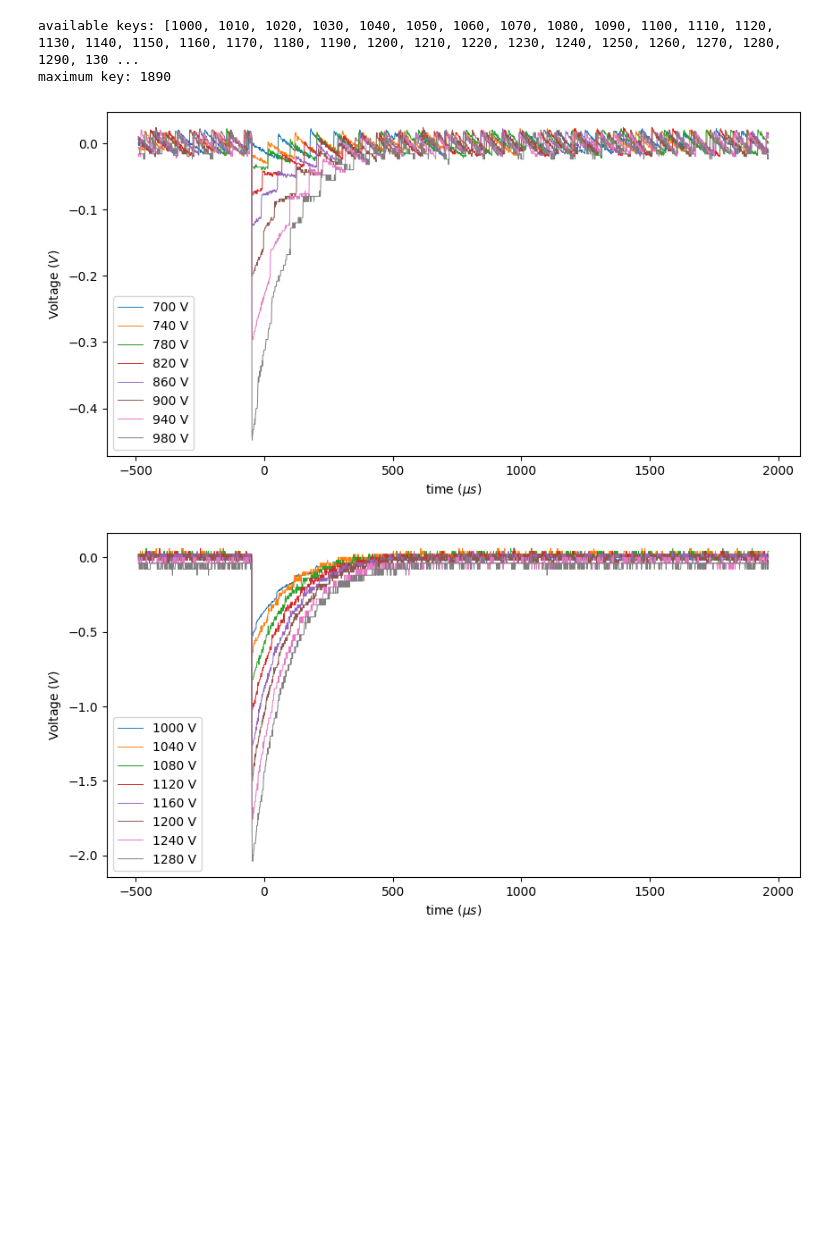
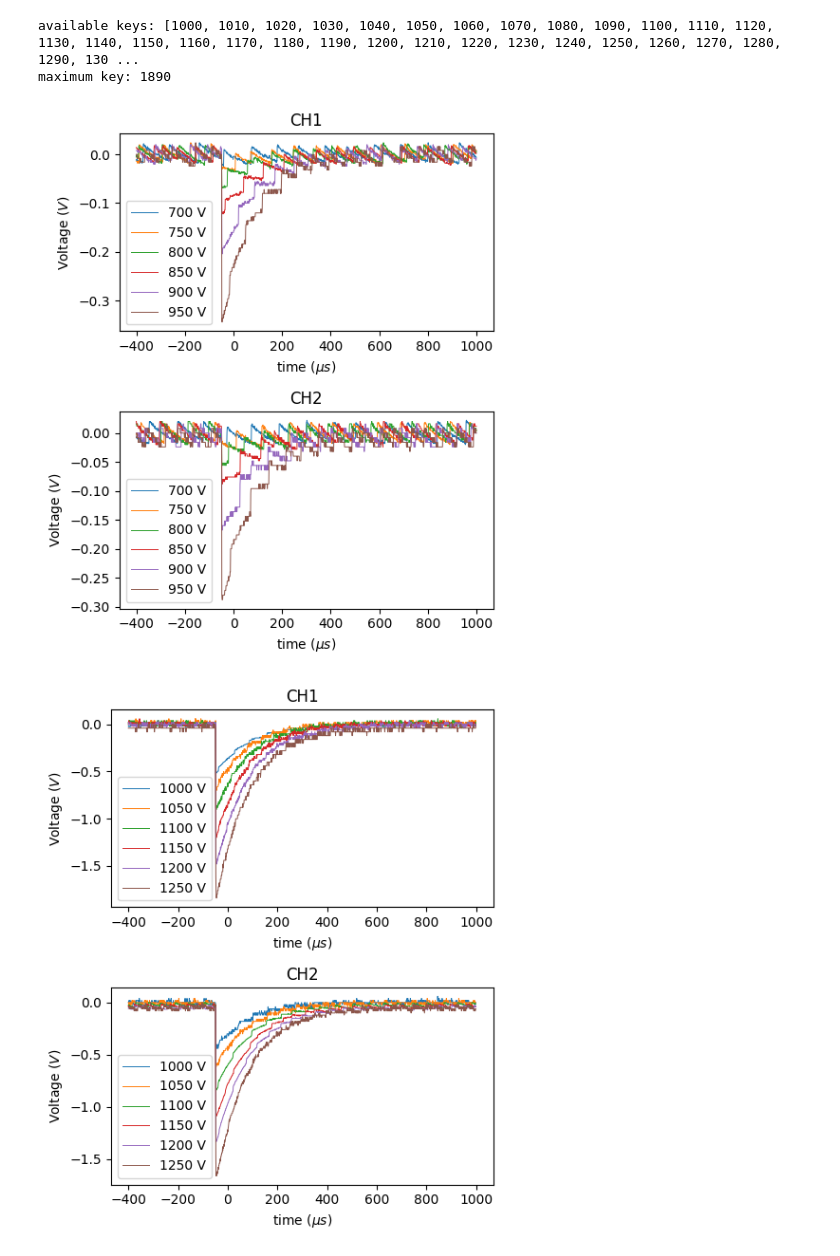
Before and after one commit to ficnawode/msc-python-analysis, a Jupyter notebook: analysis/waveform_plots.ipynb, the cells around one changed output. Cells and saved outputs as stored; diff of their text form; code cells hidden in the pictures; blank space fills up the shorter version.

```diff
--- a/analysis/waveform_plots.ipynb
+++ b/analysis/waveform_plots.ipynb
@@ -6,6 +6,7 @@ import h5py
 
 SAVE_PLOTS=False
 STANDARD_DPI=300
+FIGSIZE=(5,6)
 # %%
 def load_h5_data(filename):
     data = {}
@@ -24,8 +25,16 @@ def load_h5_data(filename):
                 data[int(voltage)]['CH2'].append(df)
 
     return data
+
+def select_waveform(data, voltage, channel):
+    waveforms = data[voltage][channel]
+    waveforms.sort(key=lambda x: x['V'].min())  # Sort by time
+    df = waveforms[2]
+    # select time between -400 and 1000 us
+    df = df[(df['t'] > -400e-6) & (df['t'] < 1000e-6)]
+    return df
 # %%
-path_to_signals = "data/gain_fixed_light/signals_20250308-173933.h5"
+path_to_signals = "data/gain_fixed_light/pmt1/signals.h5"
 signals = load_h5_data(path_to_signals)
 print('available keys:', list(signals.keys()))
 print('maximum key:', max(signals.keys()))
@@ -33,52 +42,66 @@ print('maximum key:', max(signals.keys()))
 available keys: [1000, 1010, 1020, 1030, 1040, 1050, 1060, 1070, 1080, 1090, 1100, 1110, 1120, 1130, 1140, 1150, 1160, 1170, 1180, 1190, 1200, 1210, 1220, 1230, 1240, 1250, 1260, 1270, 1280, 1290, 130 ...
 maximum key: 1890
 # %%
-def plot_waveforms(voltages, save_fig_path=None):
-    fig, ax = plt.subplots(figsize=(10, 5))
+def plot_waveforms(voltages, signals):
+    fig, ax = plt.subplots(2,1,figsize=FIGSIZE)
     for i in voltages:
-        sig = signals[i]['CH1'][0]
+        sig = select_waveform(signals, i, 'CH1')
         V = sig['V']
         t = sig['t']*1e6 # in microseconds
-        ax.plot(t, V, label=f'{i} V', linewidth=0.7)
-        ax.set_xlabel(r'time $(\mu s)$')
-        ax.set_ylabel(r'Voltage $(V)$')
-        plt.legend()
+        ax[0].plot(t, V, label=f'{i} V', linewidth=0.7)
+        ax[0].set_xlabel(r'time $(\mu s)$')
+        ax[0].set_ylabel(r'Voltage $(V)$')
+        ax[0].legend()
+        ax[0].set_title('CH1')
+
+        sig= select_waveform(signals, i, 'CH2')
+        V = sig['V']
+        t = sig['t']*1e6
+        ax[1].plot(t, V, label=f'{i} V', linewidth=0.7)
+        ax[1].set_xlabel(r'time $(\mu s)$')
+        ax[1].set_ylabel(r'Voltage $(V)$')
+        ax[1].legend()
+        ax[1].set_title('CH2')
+    plt.tight_layout()
+
 
 signal_ids = list(signals.keys())
 signal_ids = sorted(signal_ids)
 
-def gen_savefig_path(voltages):
+def gen_savefig_path(voltages, is_terminated=False):
     savefig_dir = 'plots/pmt_signal_tests/pmt1/'
     v_min = min(voltages)
     v_max = max(voltages)
-    return savefig_dir + f'pmt1_waveforms_{v_min}-{v_max}V.jpg'
+    if is_terminated:
+        return savefig_dir + f'pmt1_waveforms_{v_min}-{v_max}V_50ohm.jpg'
 
-def save_if_requested():
+    else:
+        return savefig_dir + f'pmt1_waveforms_{v_min}-{v_max}V.jpg'
+
+def save_if_requested(is_terminated=False):
     if SAVE_PLOTS:
-        plt.savefig(gen_savefig_path(voltages), dpi=STANDARD_DPI)
+        plt.savefig(gen_savefig_path(voltages, is_terminated), dpi=STANDARD_DPI)
 
 
-voltages = signal_ids[:30: 4]
-plot_waveforms(voltages)
+voltages = signal_ids[:30: 5]
+plot_waveforms(voltages, signals)
 save_if_requested()
 plt.show()
 
-
-
-voltages = signal_ids[30:60: 4]
-plot_waveforms(voltages)
+voltages = signal_ids[30:60: 5]
+plot_waveforms(voltages, signals)
 save_if_requested()
 plt.show()
 
-voltages = signal_ids[60:90: 4]
-plot_waveforms(voltages)
+voltages = signal_ids[60:90: 5]
+plot_waveforms(voltages, signals)
 save_if_requested()
 plt.show()
 
-voltages = signal_ids[90:120: 4]
-plot_waveforms(voltages)
+voltages = signal_ids[90:120: 5]
+plot_waveforms(voltages,signals)
 save_if_requested()
 plt.show()
 # %% [output]
-[figure, old version]
+[figure, new version]
-[figure, old version]
+[figure, new version]
```
Also changed, not shown: parts of 2 cells of this notebook, 13 other files.
